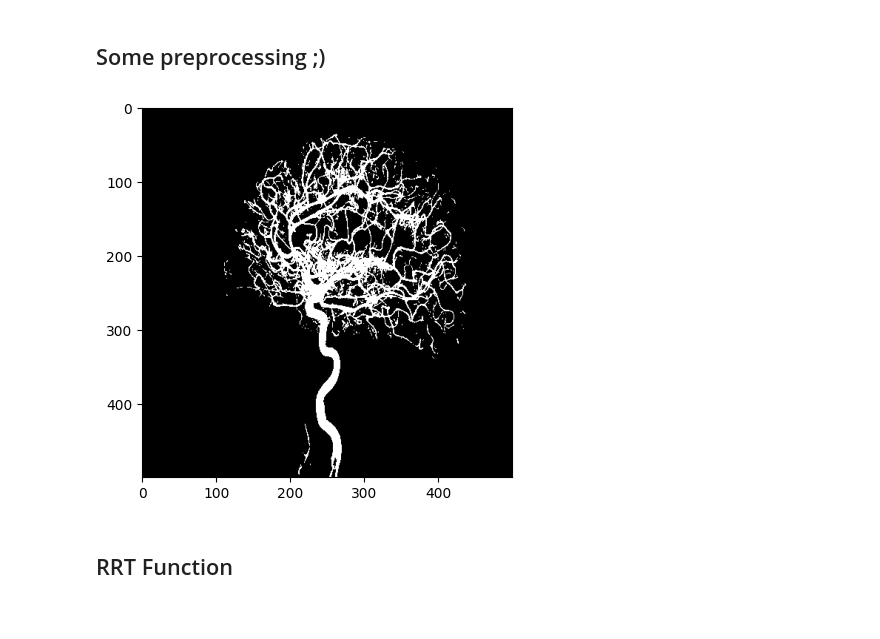
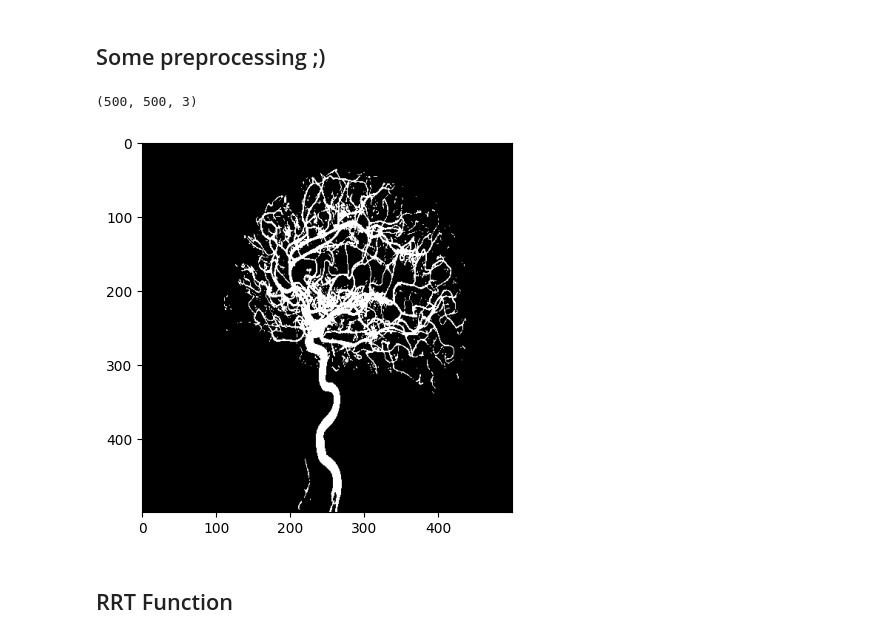
Before and after one commit to joeFPV99/MIPGN, a Jupyter notebook: PythonBasicsNotebookPt1/Path planning/3.2_RRT_todo.ipynb, the cells around one changed output. Saved outputs shown, nothing was run; the diff lists cells and outputs as text; code cells hidden in the pictures.

```diff
--- a/PythonBasicsNotebookPt1/Path planning/3.2_RRT_todo.ipynb
+++ b/PythonBasicsNotebookPt1/Path planning/3.2_RRT_todo.ipynb
@@ -10,6 +10,7 @@ from random import randint
 ## Upload the image angiography.jpg
 # %%
 # Load the image “angiography.jpg”
-cdata = #TODO
+cdata = cv2.imread('Angiography.jpg')
 plt.imshow(cdata)
+print(cdata.shape)
 # %% [output]
@@ -18,21 +20,25 @@ SyntaxError: invalid syntax (2865166977.py, line 2)
 ## Some preprocessing ;)
 # %%
 # Resize it to a resolution equal to 500x500.
-desired_resolution = #TODO
-resized_image = #TODO
+desired_resolution = (500,500) #touple with dimensions
+resized_image = cv2.resize(cdata, desired_resolution)
+print(resized_image.shape)
 
 # Convert the image into a grayscale image
-I = #TODO
+I = cv2.cvtColor(resized_image, cv2.COLOR_BGRA2GRAY)
+
 # Binarize the image
-_, BW = #TODO
+_, BW = cv2.threshold(I, 0.62*255, 1, cv2.THRESH_BINARY)
+
 # Invert binary image
-BW2 = #TODO
+BW2 = cv2.bitwise_not(BW)
 
 #Show the image
 plt.imshow(BW2, cmap='gray')
 plt.show()
 # %% [output]
+(500, 500, 3)
-[figure, old version]
+[figure, new version]
 # %% [markdown]
 ## RRT Function
 # %%
```
Also changed, not shown: parts of 4 cells of this notebook, 4 other files.
